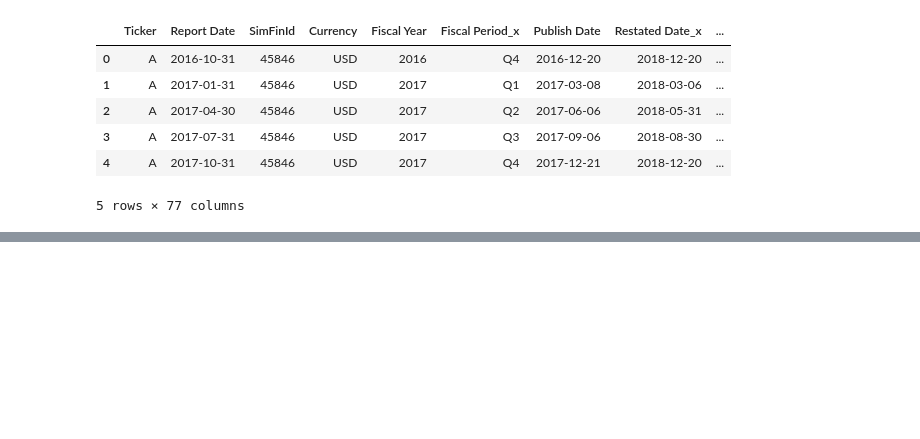
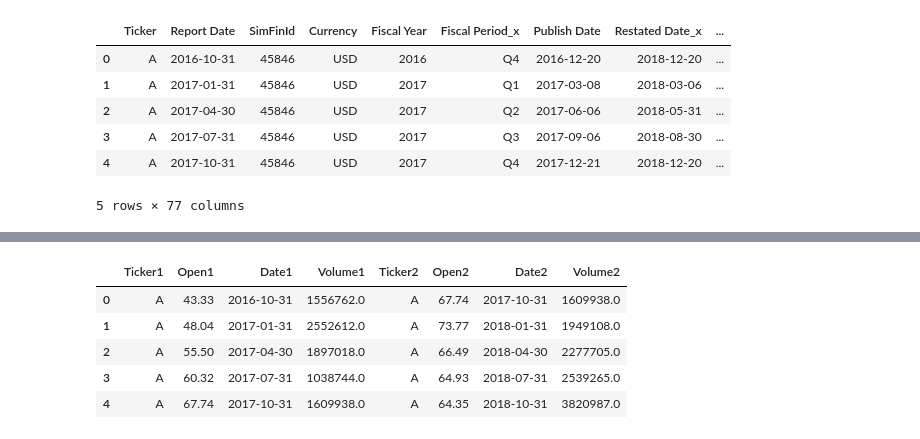
Before and after one commit to ethan-eplee/PortfolioThatBeatsTheMarket, a Jupyter notebook: 03_Capstone - Feature Engineering.ipynb, the cells around one changed output, grey strips where cells are left out. Cells and saved outputs as stored; diff of their text form; code cells hidden in the pictures; blank space fills up the shorter version.

```diff
--- a/03_Capstone - Feature Engineering.ipynb
+++ b/03_Capstone - Feature Engineering.ipynb
@@ -145,0 +189,9 @@ x.head()
+# %%
+y.head()
+# %% [output]
+|  | Ticker1 | Open1 | Date1 | Volume1 | Ticker2 | Open2 | Date2 | Volume2 |
+| 0 | A | 43.33 | 2016-10-31 | 1556762.0 | A | 67.74 | 2017-10-31 | 1609938.0 |
+| 1 | A | 48.04 | 2017-01-31 | 2552612.0 | A | 73.77 | 2018-01-31 | 1949108.0 |
+| 2 | A | 55.50 | 2017-04-30 | 1897018.0 | A | 66.49 | 2018-04-30 | 2277705.0 |
+| 3 | A | 60.32 | 2017-07-31 | 1038744.0 | A | 64.93 | 2018-07-31 | 2539265.0 |
+| 4 | A | 67.74 | 2017-10-31 | 1609938.0 | A | 64.35 | 2018-10-31 | 3820987.0 |
```
Also changed, not shown: parts of 10 cells of this notebook.
